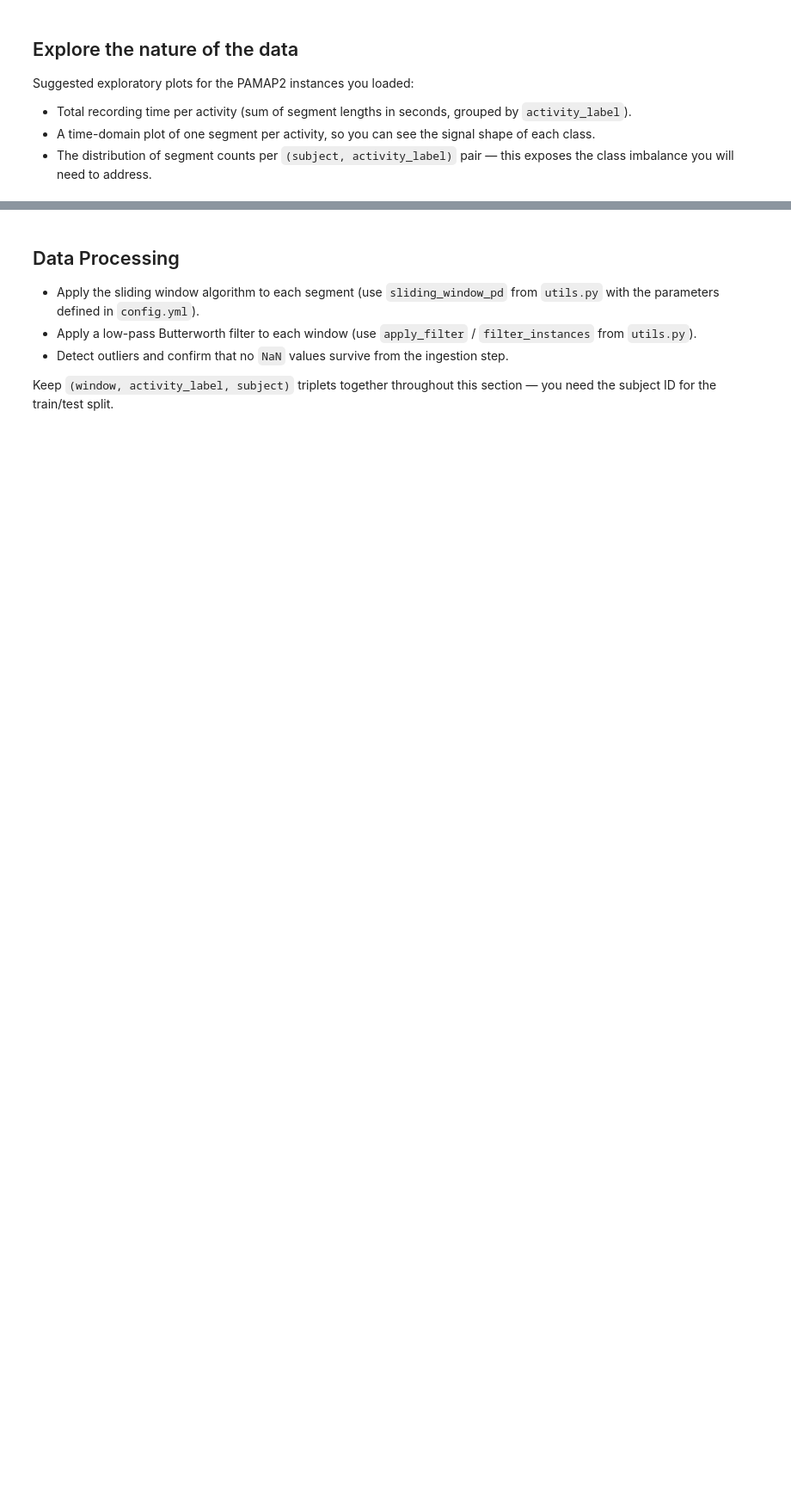
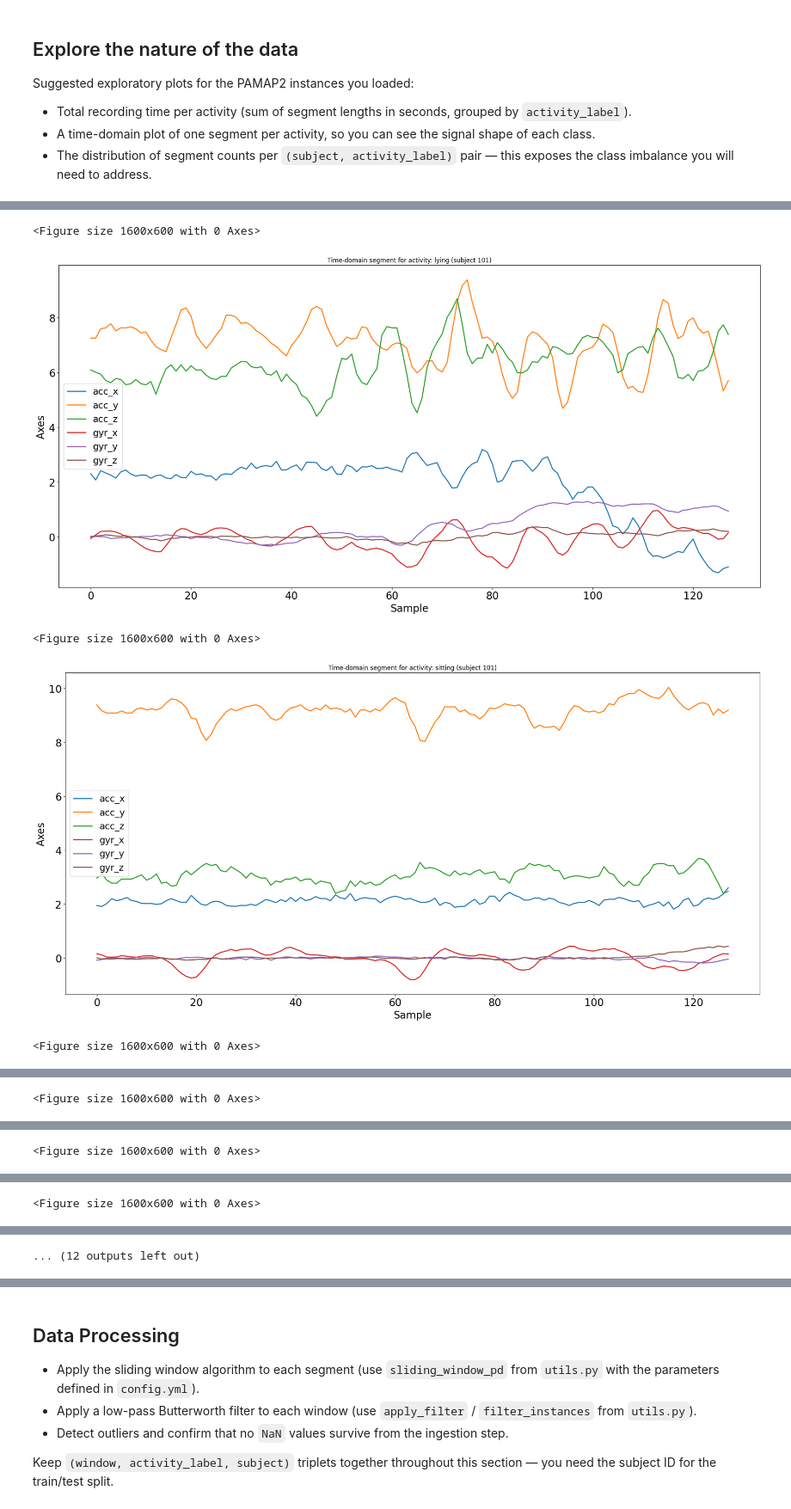
Before and after one commit to Manouso/AIIoT-Semester-Project, a Jupyter notebook: aiot_project_sample.ipynb, the cells around one changed output, grey strips where cells are left out. Shown at 86% size. Saved outputs shown, nothing was run; the diff lists cells and outputs as text; code cells hidden in the pictures; blank space fills up the shorter version.

```diff
--- a/aiot_project_sample.ipynb
+++ b/aiot_project_sample.ipynb
@@ -84,0 +192,23 @@ Suggested exploratory plots for the PAMAP2 instances you loaded:
+# %%
+# Time-domain plot of one segment per activity (signal shape)
+activity_examples = {}
+for doc in documents:
+    label = doc["activity_label"]
+    # Store the first example for each activity label
+    if label not in activity_examples:
+        activity_examples[label] = doc
+    # Stop once we have one example for each unique activity label
+    if len(activity_examples) == segments_df["activity_label"].nunique():
+        break
+
+for activity_label, doc in activity_examples.items():
+    plt.figure(figsize=(16, 6))
+    plot_instance_time_domain(pd.DataFrame(doc["data"]))
+    plt.title(f"Time-domain segment for activity: {activity_label} (subject {doc['subject']})")
+    plt.tight_layout()
+# %% [output]
+<Figure size 1600x600 with 0 Axes>
+[figure, added]
+<Figure size 1600x600 with 0 Axes>
+[figure, added]
+<Figure size 1600x600 with 0 Axes>
@@ -84,0 +216 @@ Suggested exploratory plots for the PAMAP2 instances you loaded:
+<Figure size 1600x600 with 0 Axes>
@@ -84,0 +218 @@ Suggested exploratory plots for the PAMAP2 instances you loaded:
+<Figure size 1600x600 with 0 Axes>
@@ -84,0 +220 @@ Suggested exploratory plots for the PAMAP2 instances you loaded:
+<Figure size 1600x600 with 0 Axes>
@@ -84,0 +222 @@ Suggested exploratory plots for the PAMAP2 instances you loaded:
+... (12 outputs left out)
```
Also changed, not shown: parts of 24 cells of this notebook, 4 other files.
